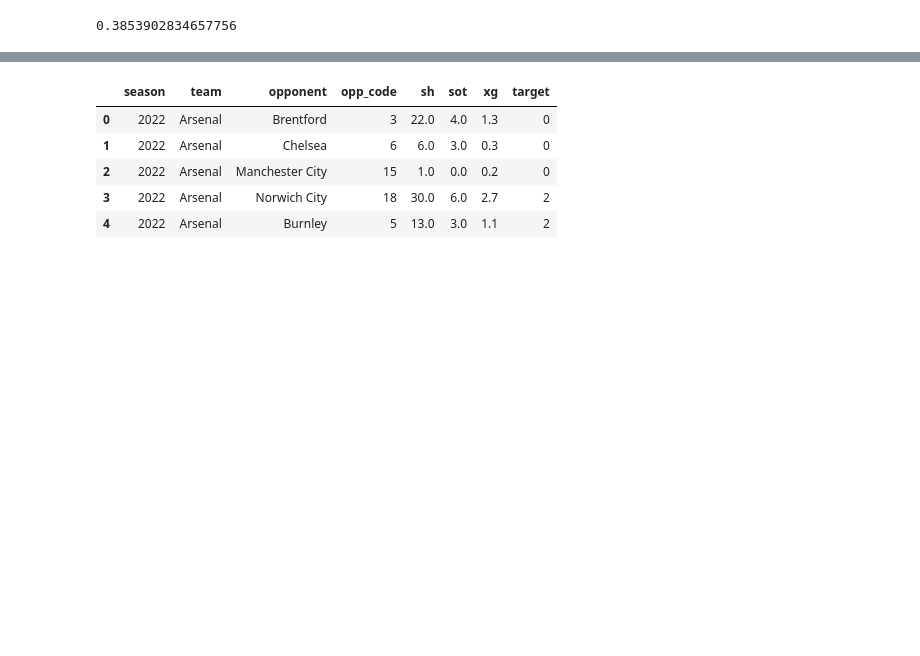
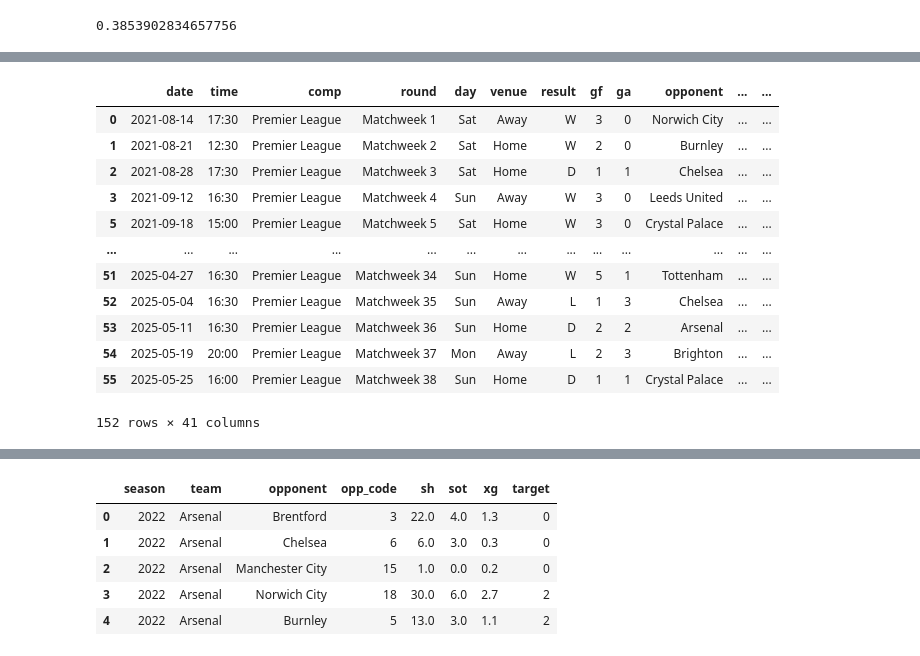
Before and after one commit to haroonwaqar/PremierLeague-Prediction, a Jupyter notebook: notebooks/PredictionPL.ipynb, the cells around one changed output, grey strips where cells are left out. Drawn from its saved outputs; the diff is of its cells as text; code cells hidden in the pictures; blank space fills up the shorter version.

```diff
--- a/notebooks/PredictionPL.ipynb
+++ b/notebooks/PredictionPL.ipynb
@@ -170,0 +216,11 @@ matches = matches.sort_values(["season", "team", "date"]).reset_index(drop=True)
+# %%
+def rolling_averages(group, cols, new_cols):
+    group = group.sort_values("date")
+    rolling_stats = group[cols].rolling(10, min_periods=1, closed="left").mean()
+    group[new_cols] = rolling_stats
+    group[new_cols] = group[new_cols].fillna(0)
+    return group
+# %%
+cols = ["xg", "gf", "ga", "sh", "sot", "dist", "fk", "pk"]
+# %%
+new_cols = [f"{c}_rolling" for c in cols]
@@ -170,0 +238,16 @@ matches = matches.sort_values(["season", "team", "date"]).reset_index(drop=True)
+# %%
+rolling_averages(group, cols, new_cols)
+# %% [output]
+|  | date | time | comp | round | day | venue | result | gf | ga | opponent | ... | ... |
+| 0 | 2021-08-14 | 17:30 | Premier League | Matchweek 1 | Sat | Away | W | 3 | 0 | Norwich City | ... | ... |
+| 1 | 2021-08-21 | 12:30 | Premier League | Matchweek 2 | Sat | Home | W | 2 | 0 | Burnley | ... | ... |
+| 2 | 2021-08-28 | 17:30 | Premier League | Matchweek 3 | Sat | Home | D | 1 | 1 | Chelsea | ... | ... |
+| 3 | 2021-09-12 | 16:30 | Premier League | Matchweek 4 | Sun | Away | W | 3 | 0 | Leeds United | ... | ... |
+| 5 | 2021-09-18 | 15:00 | Premier League | Matchweek 5 | Sat | Home | W | 3 | 0 | Crystal Palace | ... | ... |
+| ... | ... | ... | ... | ... | ... | ... | ... | ... | ... | ... | ... | ... |
+| 51 | 2025-04-27 | 16:30 | Premier League | Matchweek 34 | Sun | Home | W | 5 | 1 | Tottenham | ... | ... |
+| 52 | 2025-05-04 | 16:30 | Premier League | Matchweek 35 | Sun | Away | L | 1 | 3 | Chelsea | ... | ... |
+| 53 | 2025-05-11 | 16:30 | Premier League | Matchweek 36 | Sun | Home | D | 2 | 2 | Arsenal | ... | ... |
+| 54 | 2025-05-19 | 20:00 | Premier League | Matchweek 37 | Mon | Away | L | 2 | 3 | Brighton | ... | ... |
+| 55 | 2025-05-25 | 16:00 | Premier League | Matchweek 38 | Sun | Home | D | 1 | 1 | Crystal Palace | ... | ... |
+152 rows × 41 columns
```
Also changed, not shown: parts of 53 cells of this notebook, 6 other files.
